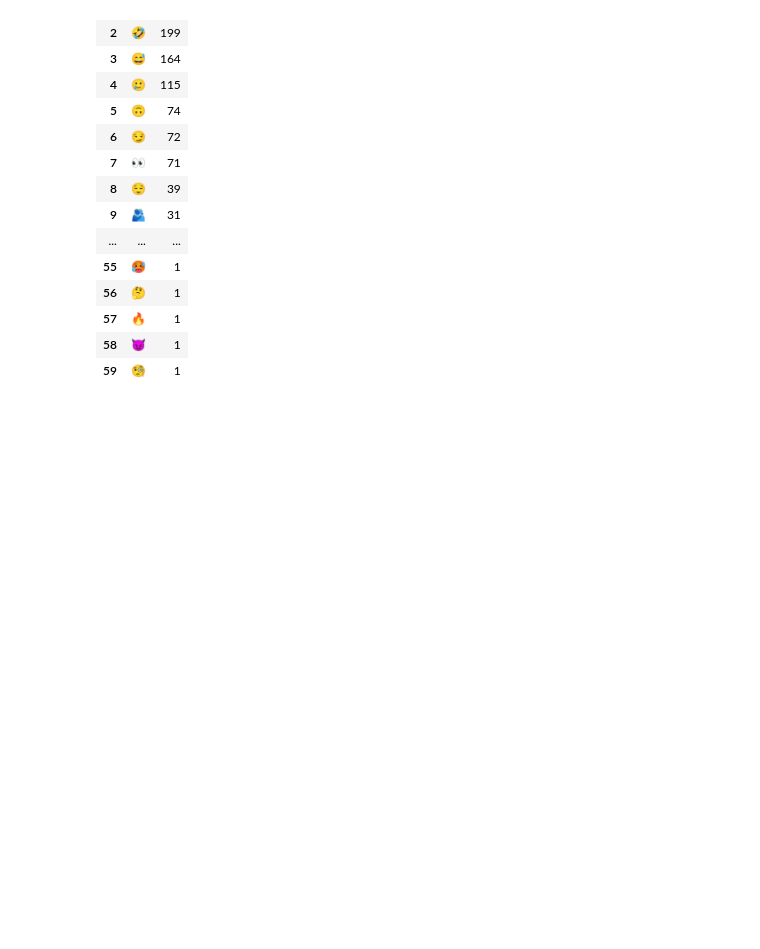
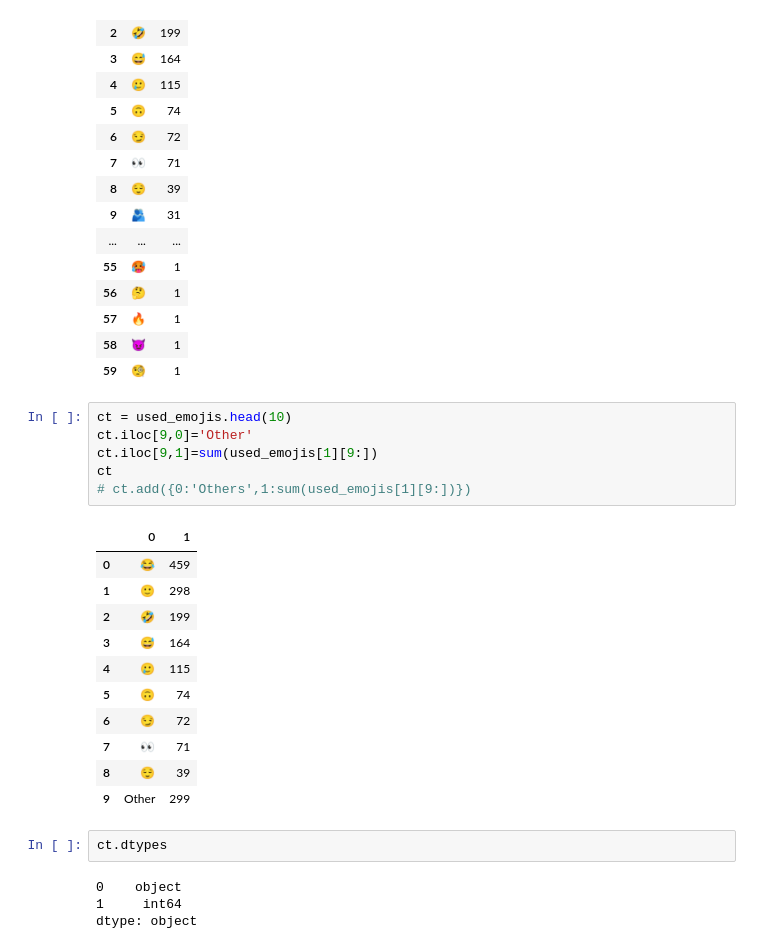
Before and after one commit to mr-ayush-agrawal/WhatsApp_Chat_Analyser, a Jupyter notebook: Analysing.ipynb, the cells around one changed output. Saved outputs shown, nothing was run; the diff lists cells and outputs as text; blank space fills up the shorter version.

Commit message:
Emoji Analysis

```diff
--- a/Analysing.ipynb
+++ b/Analysing.ipynb
@@ -166,3 +166,27 @@ used_emojis
 | 57 | 🔥 | 1 |
 | 58 | 😈 | 1 |
 | 59 | 🧐 | 1 |
+# %%
+ct = used_emojis.head(10)
+ct.iloc[9,0]='Other'
+ct.iloc[9,1]=sum(used_emojis[1][9:])
+ct
+# ct.add({0:'Others',1:sum(used_emojis[1][9:])})
+# %% [output]
+|  | 0 | 1 |
+| 0 | 😂 | 459 |
+| 1 | 🙂 | 298 |
+| 2 | 🤣 | 199 |
+| 3 | 😅 | 164 |
+| 4 | 🥲 | 115 |
+| 5 | 🙃 | 74 |
+| 6 | 😏 | 72 |
+| 7 | 👀 | 71 |
+| 8 | 😌 | 39 |
+| 9 | Other | 299 |
+# %%
+ct.dtypes
+# %% [output]
+0    object
+1     int64
+dtype: object
```
Also changed, not shown: 2 other files.
